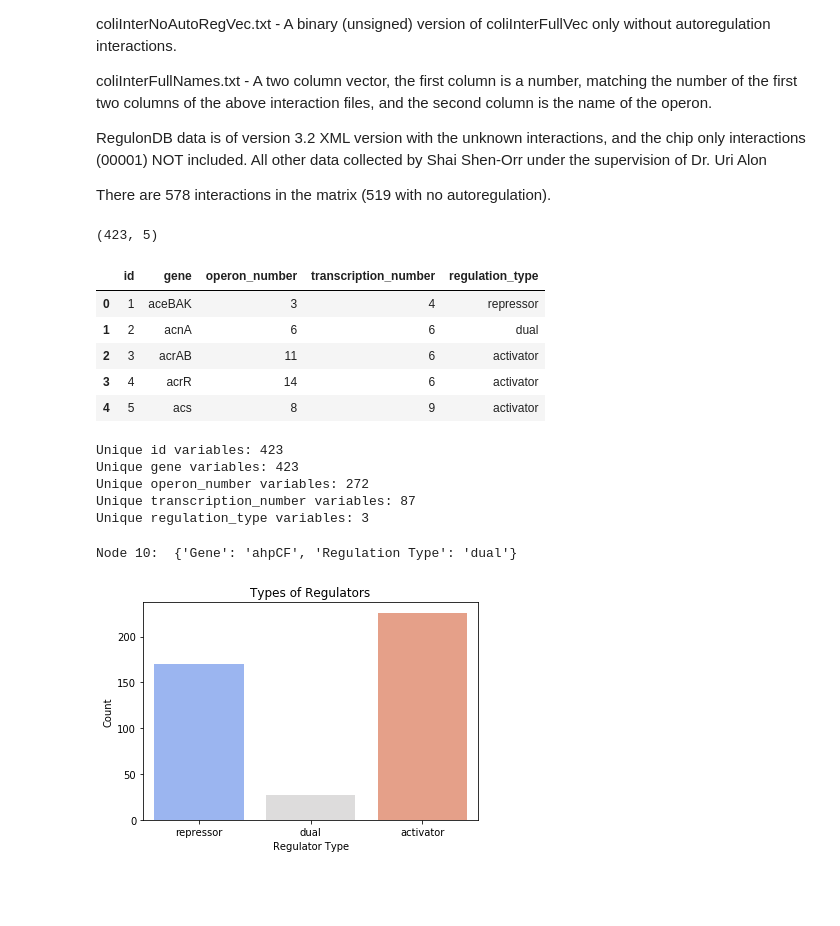
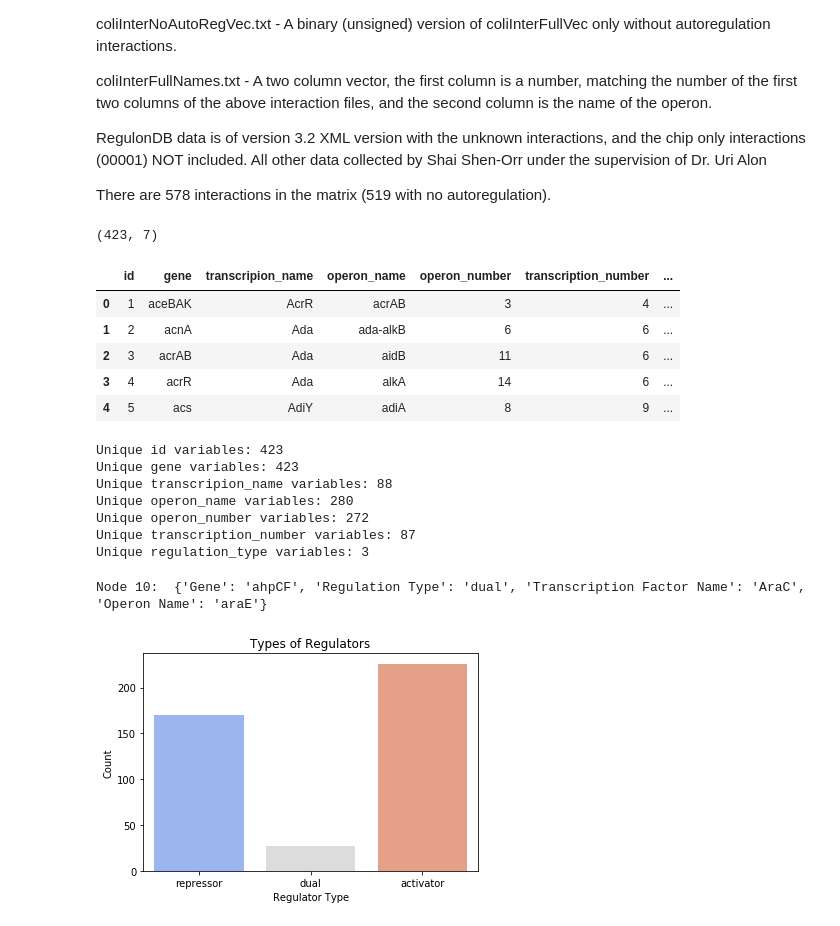
Before and after one commit to Trancefiend/Unit-6, a Jupyter notebook: Network Capstone 2.ipynb, the cells around one changed output. Cells and saved outputs as stored; diff of their text form; code cells hidden in the pictures; blank space fills up the shorter version.

```diff
--- a/Network Capstone 2.ipynb
+++ b/Network Capstone 2.ipynb
@@ -25,26 +25,31 @@ import sklearn
 # %%
 #import table with names of genes
 names = pd.read_table('colinet/coliInterFullNames.txt', sep=' ', header=None)
 names.columns = ['id', 'gene']
 
 #import table containing all interactions
 full_vec = pd.read_table('colinet/coliInterFullVec.txt', sep=' ', header=None)
 full_vec.columns = ['operon_number', 'transcription_number', 'regulation_type']
 full_vec['regulation_type'] = full_vec['regulation_type'].replace([1, 2, 3], ['activator', 'repressor', 'dual'])
 
+#import names of operons and transcrption factors
+operons = pd.read_csv('colinet/operon_names.csv')
+operons.columns = ['transcripion_name', 'operon_name']
+names = names.join(operons)
+
 #merge the two tables on the indexes
 df = names.merge(full_vec, left_index=True, right_index=True)
 
 print(df.shape)
 df.head()
 # %% [output]
-(423, 5)
+(423, 7)
-|  | id | gene | operon_number | transcription_number | regulation_type |
-| 0 | 1 | aceBAK | 3 | 4 | repressor |
-| 1 | 2 | acnA | 6 | 6 | dual |
-| 2 | 3 | acrAB | 11 | 6 | activator |
-| 3 | 4 | acrR | 14 | 6 | activator |
-| 4 | 5 | acs | 8 | 9 | activator |
+|  | id | gene | transcripion_name | operon_name | operon_number | transcription_number | ... |
+| 0 | 1 | aceBAK | AcrR | acrAB | 3 | 4 | ... |
+| 1 | 2 | acnA | Ada | ada-alkB | 6 | 6 | ... |
+| 2 | 3 | acrAB | Ada | aidB | 11 | 6 | ... |
+| 3 | 4 | acrR | Ada | alkA | 14 | 6 | ... |
+| 4 | 5 | acs | AdiY | adiA | 8 | 9 | ... |
 # %%
 #print the number of unique variables in each feature
 for col in df:
@@ -52,6 +57,8 @@ for col in df:
 # %% [output]
 Unique id variables: 423
 Unique gene variables: 423
+Unique transcripion_name variables: 88
+Unique operon_name variables: 280
 Unique operon_number variables: 272
 Unique transcription_number variables: 87
 Unique regulation_type variables: 3
@@ -70,10 +77,12 @@ for node in df['id']:
     if node in G.nodes():
         G.node[node]['Gene'] = df.loc[df['id']==node,'gene'].values[0]
         G.node[node]['Regulation Type'] = df.loc[df['id']==node,'regulation_type'].values[0]
+        G.node[node]['Transcription Factor Name'] = df.loc[df['id']==node,'transcripion_name'].values[0]
+        G.node[node]['Operon Name'] = df.loc[df['id']==node,'operon_name'].values[0]
 
 print('Node 10: ', G.nodes[10])
 # %% [output]
-Node 10:  {'Gene': 'ahpCF', 'Regulation Type': 'dual'}
+Node 10:  {'Gene': 'ahpCF', 'Regulation Type': 'dual', 'Transcription Factor Name': 'AraC', 'Operon Name': 'araE'}
 # %%
 sns.countplot('regulation_type', data=df, palette='coolwarm')
 plt.xlabel('Regulator Type')
```
Also changed, not shown: parts of 8 cells of this notebook.
